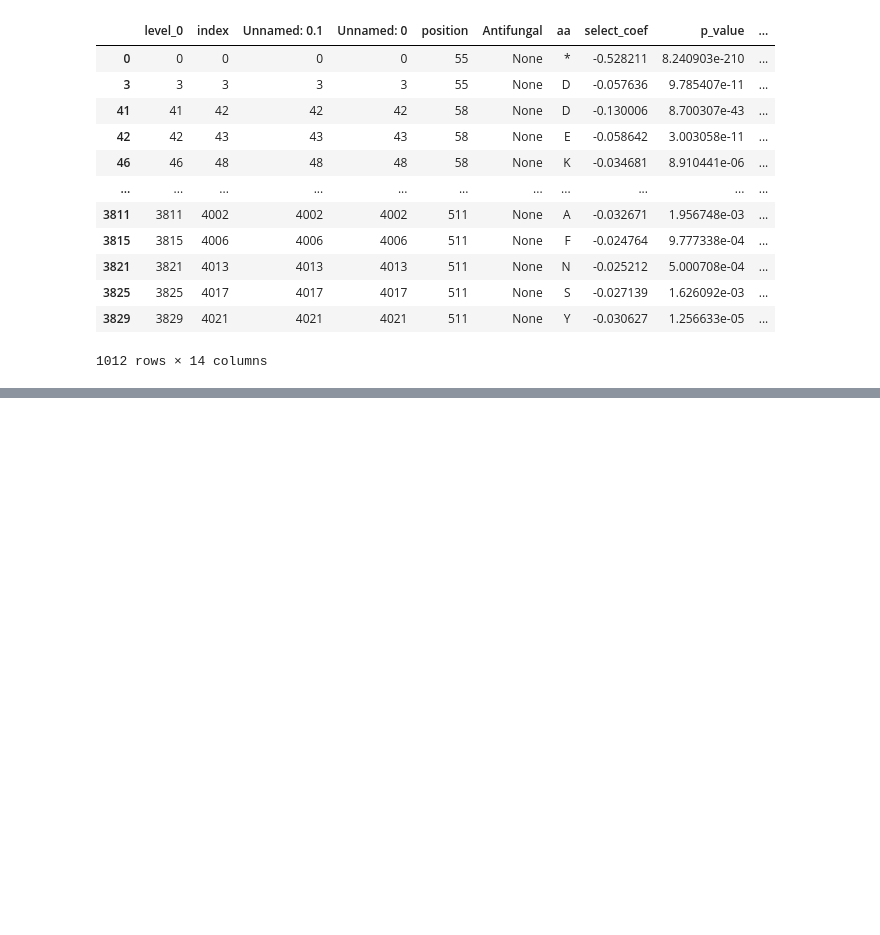
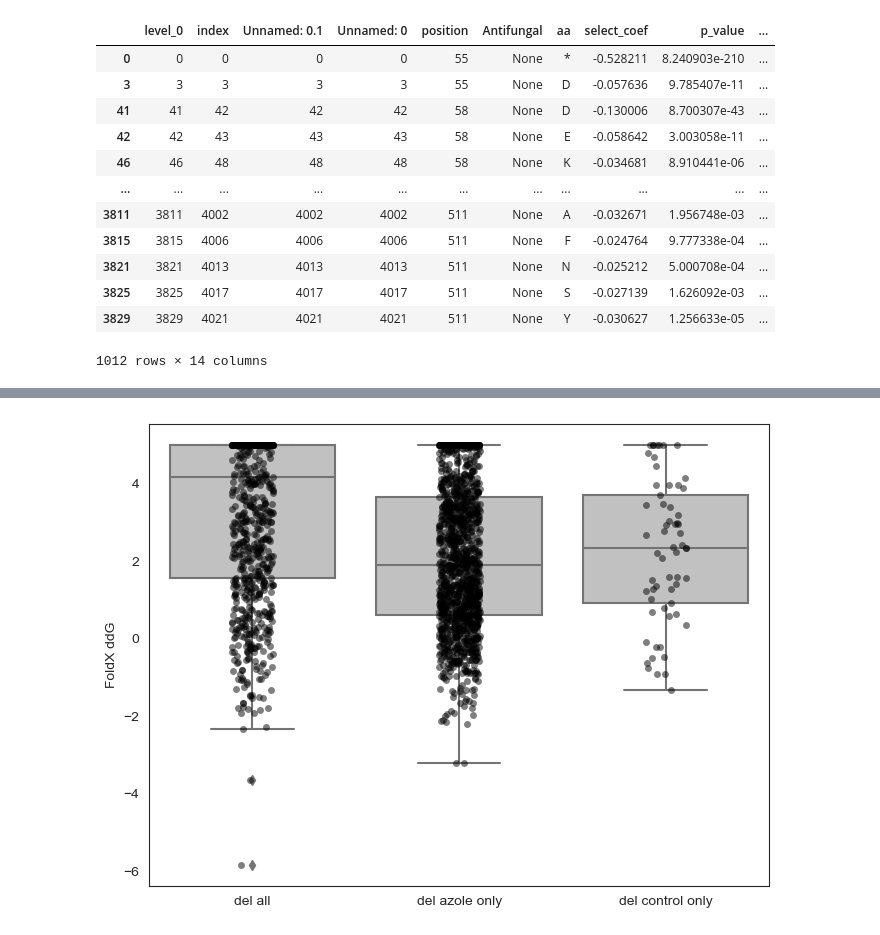
Before and after one commit to Landrylab/Bedard_et_al_2024, a Jupyter notebook: FoldX and GEMME/foldx_vs_DMS_CB_2023-10-28.ipynb, the cells around one changed output, grey strips where cells are left out. Saved outputs shown, nothing was run; the diff lists cells and outputs as text; code cells hidden in the pictures; blank space fills up the shorter version.

```diff
--- a/FoldX and GEMME/foldx_vs_DMS_CB_2023-10-28.ipynb
+++ b/FoldX and GEMME/foldx_vs_DMS_CB_2023-10-28.ipynb
@@ -113,2 +150,38 @@ merged_df_del_all
+# %%
+from scipy.stats import mannwhitneyu
+sns.set_style("white")
+
+# Assuming merged_df_del_all is your DataFrame
+# Replace 'Deleterious without azoles', 'ddG', and 5 with the actual column names and threshold in your DataFrame
+
+plt.figure(figsize=(8,6))
+
+merged_df_del = merged_df_del_all
+merged_df_del['ddG_5'] = np.where(merged_df_del['ddG'] > 5, 5, merged_df_del['ddG'])
+
+
+
+# Create the boxplot
+ax = sns.boxplot(x="Deleterious without azoles", y="ddG_5", color = "#C1C1C1",data=merged_df_del)
+
+# Add points on the boxplot
+sns.stripplot(x="Deleterious without azoles", y="ddG_5", data=merged_df_del,  color='black', jitter=True, alpha=0.5)
+
+# Get medians and counts in the sorted order
+medians = merged_df_del.groupby(['Deleterious without azoles'])["ddG_5"].median().values
+nobs = merged_df_del.groupby(['Deleterious without azoles']).size().values
+nobs = [str(x) for x in nobs.tolist()]
+nobs = ["n = " + i for i in nobs]
+
+plt.ylabel("FoldX ddG", fontsize=10)
+plt.xlabel("", fontsize=12)
+# Add annotations
+fixed_y = -5
+
+plt.rcParams['svg.fonttype'] = 'none'
+plt.savefig('correl_foldx_dms_caerg11_deleterious mut.svg', format='svg', dpi=300)
+plt.savefig('correl_foldx_dms_caerg11_deleterious mut.png', format='png', dpi=300)
+# %% [output]
+[figure, added]
 # %%
 from scipy.stats import mannwhitneyu
```
Also changed, not shown: parts of 10 cells of this notebook, 1 other file.
